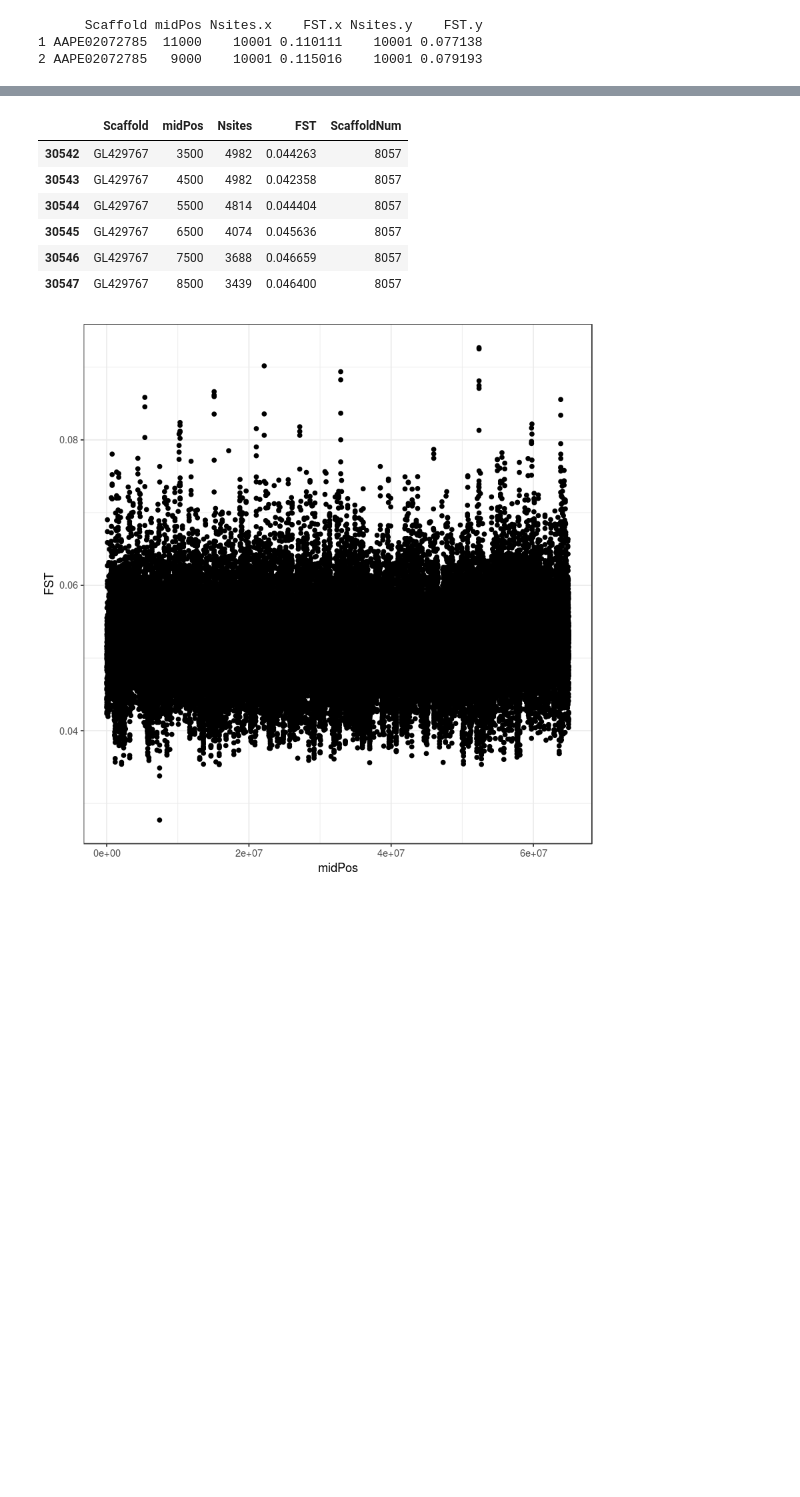
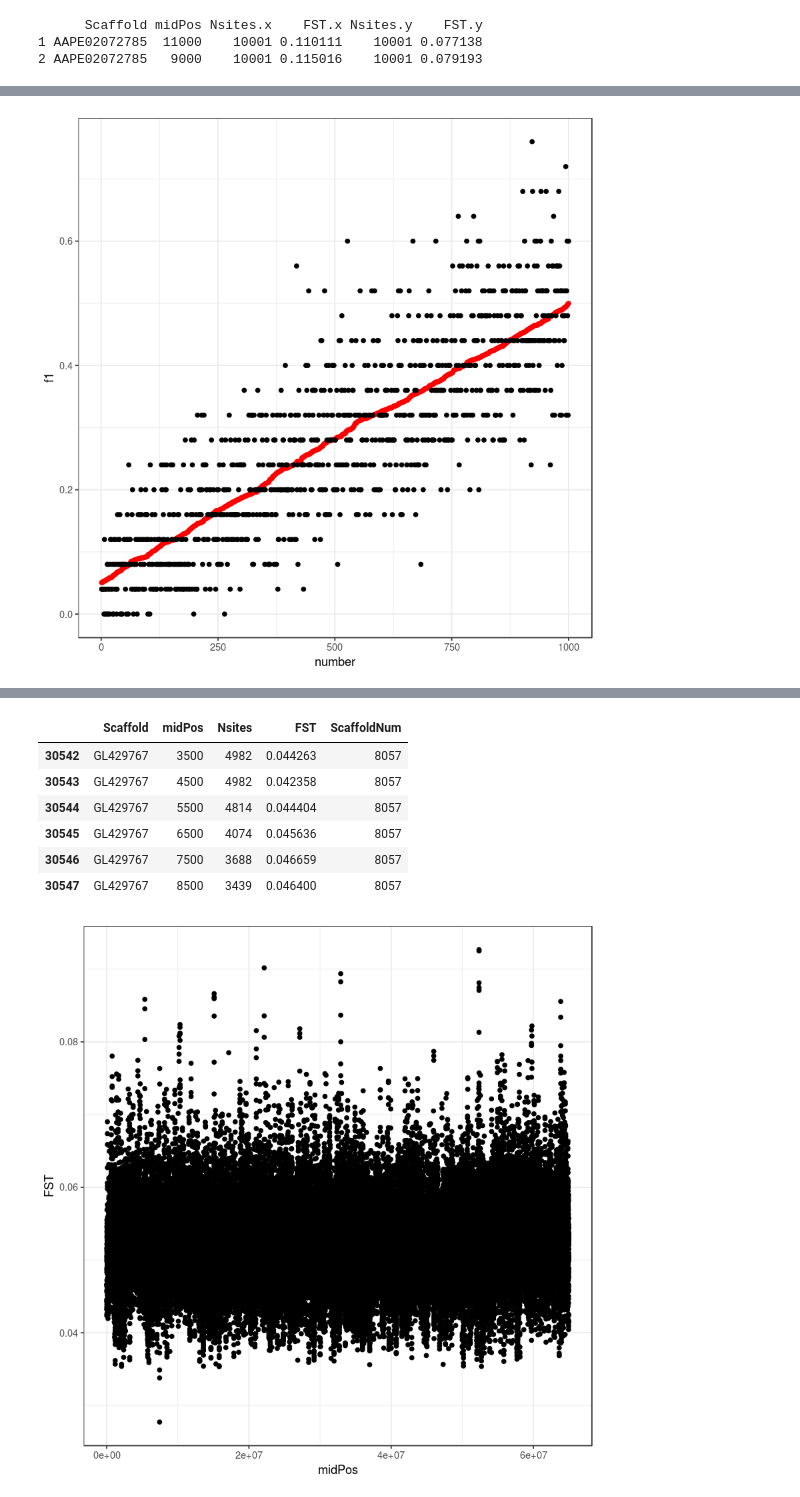
Before and after one commit to sagw/WNS_WGS, a Jupyter notebook: All_FST_plots.ipynb, the cells around one changed output, grey strips where cells are left out. Saved outputs shown, nothing was run; the diff lists cells and outputs as text; code cells hidden in the pictures; blank space fills up the shorter version.

```diff
--- a/All_FST_plots.ipynb
+++ b/All_FST_plots.ipynb
@@ -130,0 +215,16 @@ print(highNYNJ)
+# %%
+output=lapply(data, wfs)
+# %%
+sims=as.data.frame(do.call(rbind, output))
+# %%
+sims=sims[order(sims$f1),]
+sims$number=1:nrow(sims)
+# %%
+plot3=ggplot(data=sims, aes(x=number, y=f1))+
+  geom_point(color='red')+
+ geom_point(data=sims, aes(y=f1samp), color='black')+
+  theme_bw()
+# %%
+plot3
+# %% [output]
+[figure, added]
```
Also changed, not shown: parts of 15 cells of this notebook, 2 other files.
